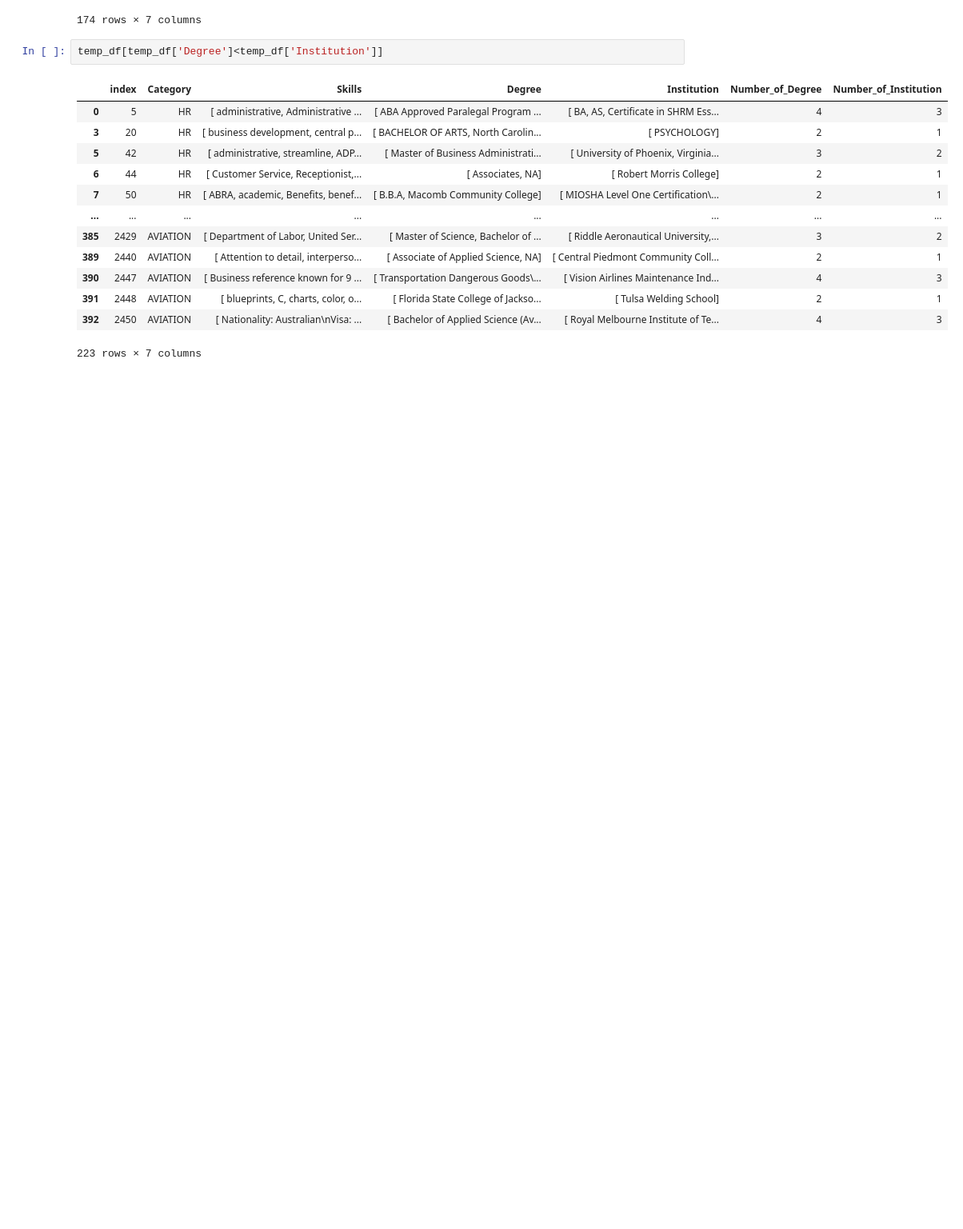
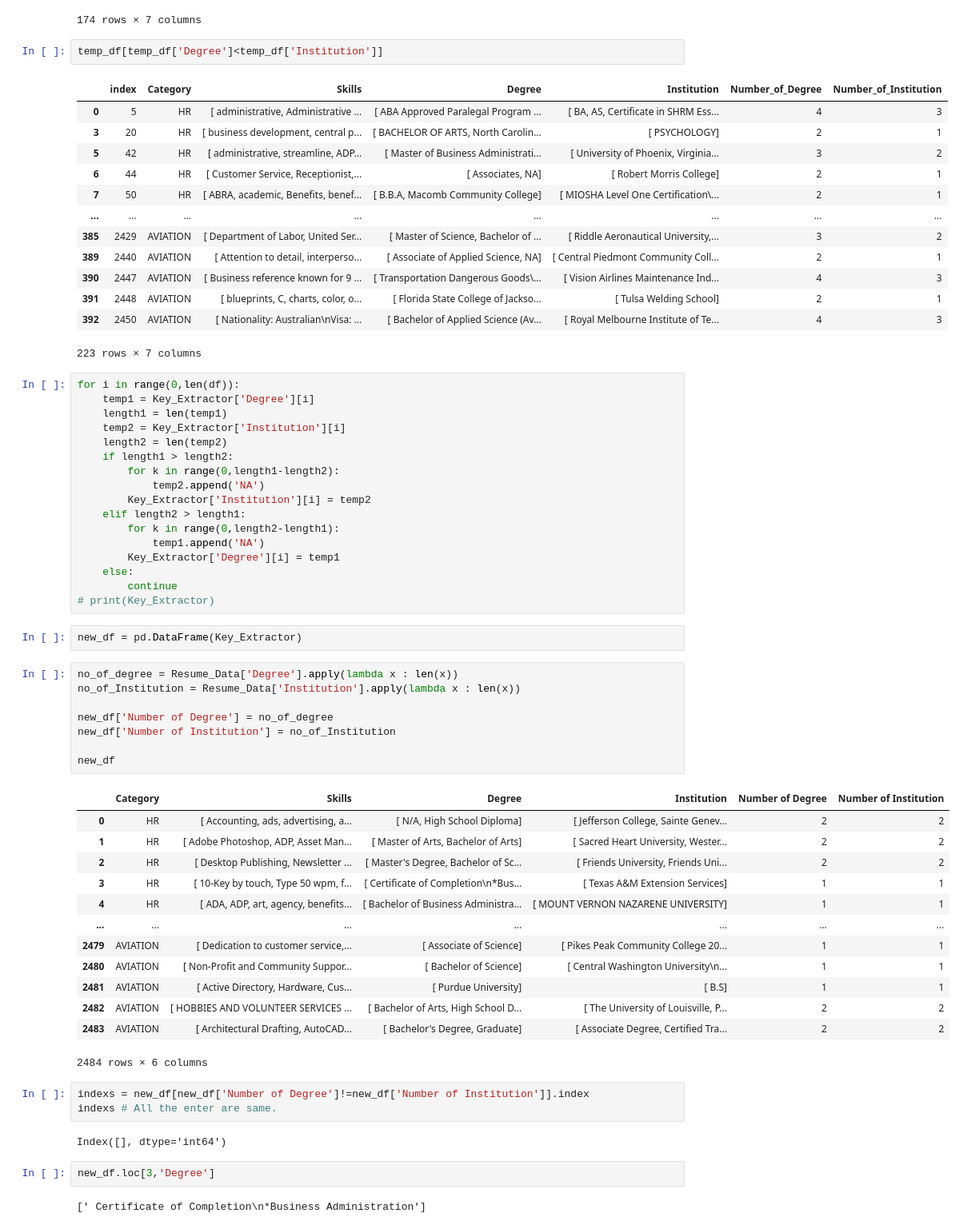
Before and after one commit to Jatin-Repository/Captial_Placement, a Jupyter notebook: PDF_Extractor.ipynb, the cells around one changed output. Shown: that part at 80% size. Saved outputs shown, nothing was run; the diff lists cells and outputs as text; blank space fills up the shorter version.

Commit message:
Data Cleaning

```diff
--- a/PDF_Extractor.ipynb
+++ b/PDF_Extractor.ipynb
@@ -357,3 +325,53 @@ temp_df[temp_df['Degree']<temp_df['Institution']]
 | 391 | 2448 | AVIATION | [ blueprints, C, charts, color, o... | [ Florida State College of Jackso... | [ Tulsa Welding School] | 2 | 1 |
 | 392 | 2450 | AVIATION | [ Nationality: Australian\nVisa: ... | [ Bachelor of Applied Science (Av... | [ Royal Melbourne Institute of Te... | 4 | 3 |
 223 rows × 7 columns
+# %%
+for i in range(0,len(df)):
+    temp1 = Key_Extractor['Degree'][i]
+    length1 = len(temp1)
+    temp2 = Key_Extractor['Institution'][i]
+    length2 = len(temp2)
+    if length1 > length2:
+        for k in range(0,length1-length2):
+            temp2.append('NA')
+        Key_Extractor['Institution'][i] = temp2
+    elif length2 > length1:
+        for k in range(0,length2-length1):
+            temp1.append('NA')
+        Key_Extractor['Degree'][i] = temp1
+    else:
+        continue
+# print(Key_Extractor)
+# %%
+new_df = pd.DataFrame(Key_Extractor)
+# %%
+no_of_degree = Resume_Data['Degree'].apply(lambda x : len(x))
+no_of_Institution = Resume_Data['Institution'].apply(lambda x : len(x))
+
+new_df['Number of Degree'] = no_of_degree
+new_df['Number of Institution'] = no_of_Institution
+
+new_df
+# %% [output]
+|  | Category | Skills | Degree | Institution | Number of Degree | Number of Institution |
+| 0 | HR | [ Accounting, ads, advertising, a... | [ N/A, High School Diploma] | [ Jefferson College, Sainte Genev... | 2 | 2 |
+| 1 | HR | [ Adobe Photoshop, ADP, Asset Man... | [ Master of Arts, Bachelor of Arts] | [ Sacred Heart University, Wester... | 2 | 2 |
+| 2 | HR | [ Desktop Publishing, Newsletter ... | [ Master's Degree, Bachelor of Sc... | [ Friends University, Friends Uni... | 2 | 2 |
+| 3 | HR | [ 10-Key by touch, Type 50 wpm, f... | [ Certificate of Completion\n*Bus... | [ Texas A&M Extension Services] | 1 | 1 |
+| 4 | HR | [ ADA, ADP, art, agency, benefits... | [ Bachelor of Business Administra... | [ MOUNT VERNON NAZARENE UNIVERSITY] | 1 | 1 |
+| ... | ... | ... | ... | ... | ... | ... |
+| 2479 | AVIATION | [ Dedication to customer service,... | [ Associate of Science] | [ Pikes Peak Community College 20... | 1 | 1 |
+| 2480 | AVIATION | [ Non-Profit and Community Suppor... | [ Bachelor of Science] | [ Central Washington University\n... | 1 | 1 |
+| 2481 | AVIATION | [ Active Directory, Hardware, Cus... | [ Purdue University] | [ B.S] | 1 | 1 |
+| 2482 | AVIATION | [ HOBBIES AND VOLUNTEER SERVICES ... | [ Bachelor of Arts, High School D... | [ The University of Louisville, P... | 2 | 2 |
+| 2483 | AVIATION | [ Architectural Drafting, AutoCAD... | [ Bachelor's Degree, Graduate] | [ Associate Degree, Certified Tra... | 2 | 2 |
+2484 rows × 6 columns
+# %%
+indexs = new_df[new_df['Number of Degree']!=new_df['Number of Institution']].index
+indexs # All the enter are same.
+# %% [output]
+Index([], dtype='int64')
+# %%
+new_df.loc[3,'Degree']
+# %% [output]
+[' Certificate of Completion\n*Business Administration']
```
Also changed, not shown: parts of 8 cells of this notebook, 1 other file.
